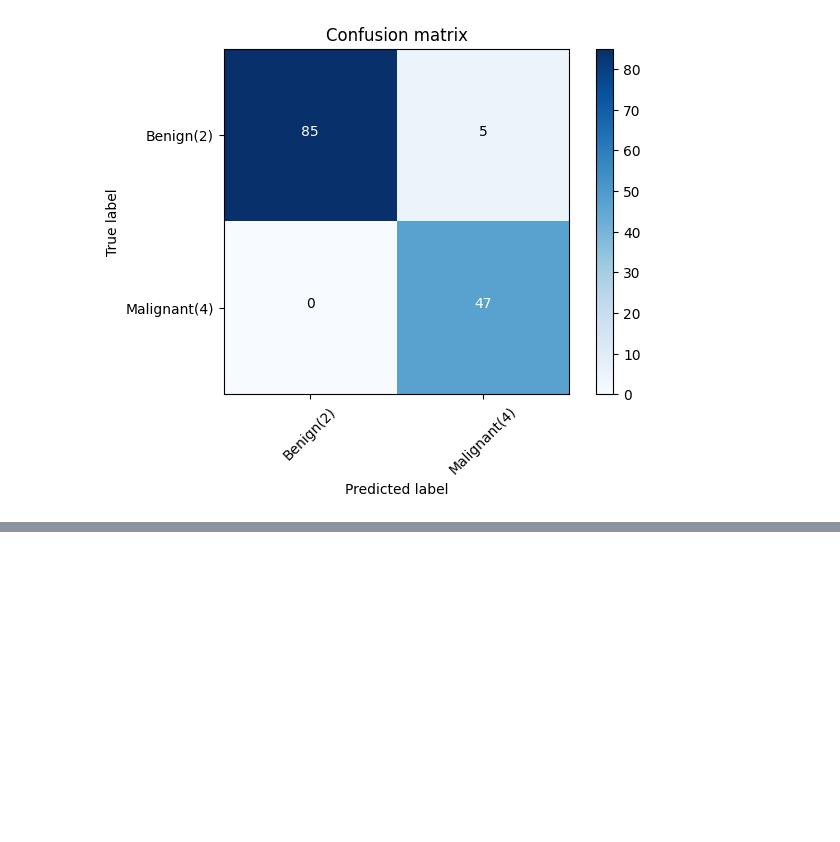
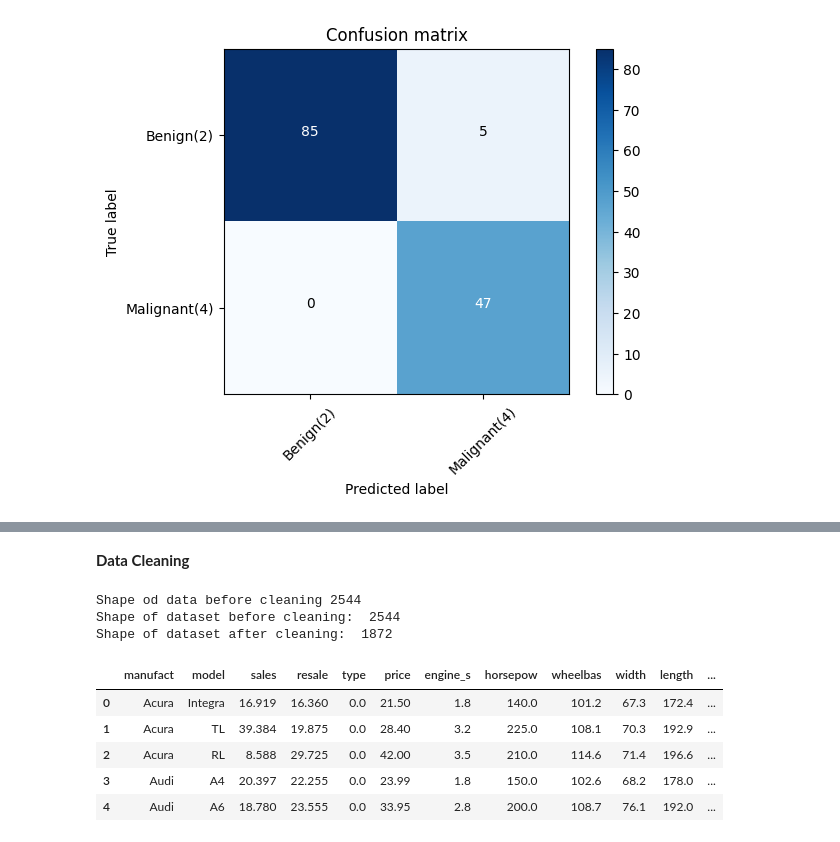
Before and after one commit to Calvince1/Colabs, a Jupyter notebook: ML.ipynb, the cells around one changed output, grey strips where cells are left out. Drawn from its saved outputs; the diff is of its cells as text; code cells hidden in the pictures; blank space fills up the shorter version.

```diff
--- a/ML.ipynb
+++ b/ML.ipynb
@@ -363,0 +525,25 @@ Confusion matrix, without normalization
+# %% [markdown]
+**Data Cleaning**
+# %%
+#Droping rowws with null
+print("Shape od data before cleaning", cars_df.size)
+print ("Shape of dataset before cleaning: ", cars_df.size)
+cars_df[[ 'sales', 'resale', 'type', 'price', 'engine_s',
+       'horsepow', 'wheelbas', 'width', 'length', 'curb_wgt', 'fuel_cap',
+       'mpg', 'lnsales']] = cars_df[['sales', 'resale', 'type', 'price', 'engine_s',
+       'horsepow', 'wheelbas', 'width', 'length', 'curb_wgt', 'fuel_cap',
+       'mpg', 'lnsales']].apply(pd.to_numeric, errors='coerce')
+cars_df = cars_df.dropna()
+cars_df = cars_df.reset_index(drop=True)
+print ("Shape of dataset after cleaning: ", cars_df.size)
+cars_df.head(5)
+# %% [output]
+Shape od data before cleaning 2544
+Shape of dataset before cleaning:  2544
+Shape of dataset after cleaning:  1872
+|  | manufact | model | sales | resale | type | price | engine_s | horsepow | wheelbas | width | length | ... |
+| 0 | Acura | Integra | 16.919 | 16.360 | 0.0 | 21.50 | 1.8 | 140.0 | 101.2 | 67.3 | 172.4 | ... |
+| 1 | Acura | TL | 39.384 | 19.875 | 0.0 | 28.40 | 3.2 | 225.0 | 108.1 | 70.3 | 192.9 | ... |
+| 2 | Acura | RL | 8.588 | 29.725 | 0.0 | 42.00 | 3.5 | 210.0 | 114.6 | 71.4 | 196.6 | ... |
+| 3 | Audi | A4 | 20.397 | 22.255 | 0.0 | 23.99 | 1.8 | 150.0 | 102.6 | 68.2 | 178.0 | ... |
+| 4 | Audi | A6 | 18.780 | 23.555 | 0.0 | 33.95 | 2.8 | 200.0 | 108.7 | 76.1 | 192.0 | ... |
```
Also changed, not shown: parts of 29 cells of this notebook.
